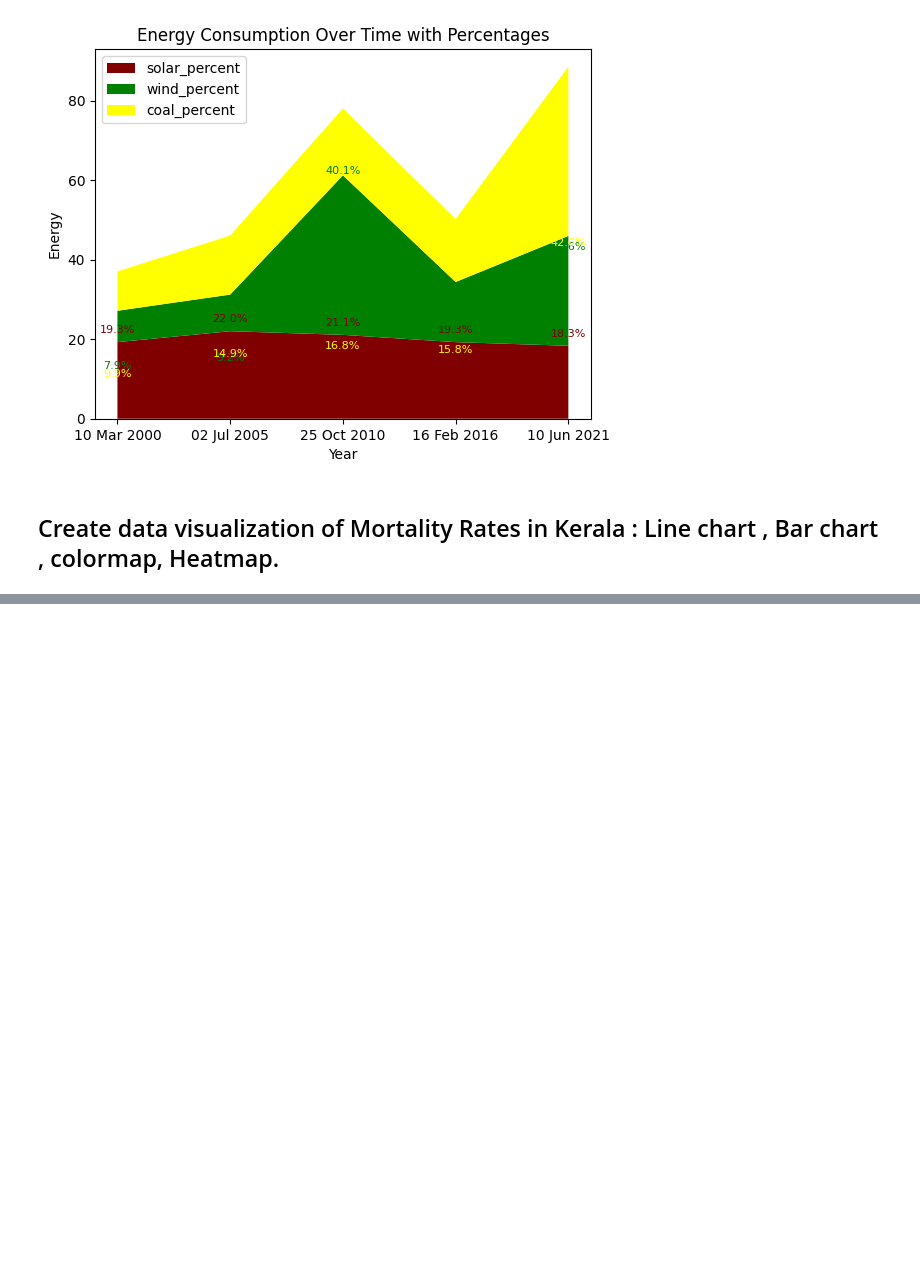
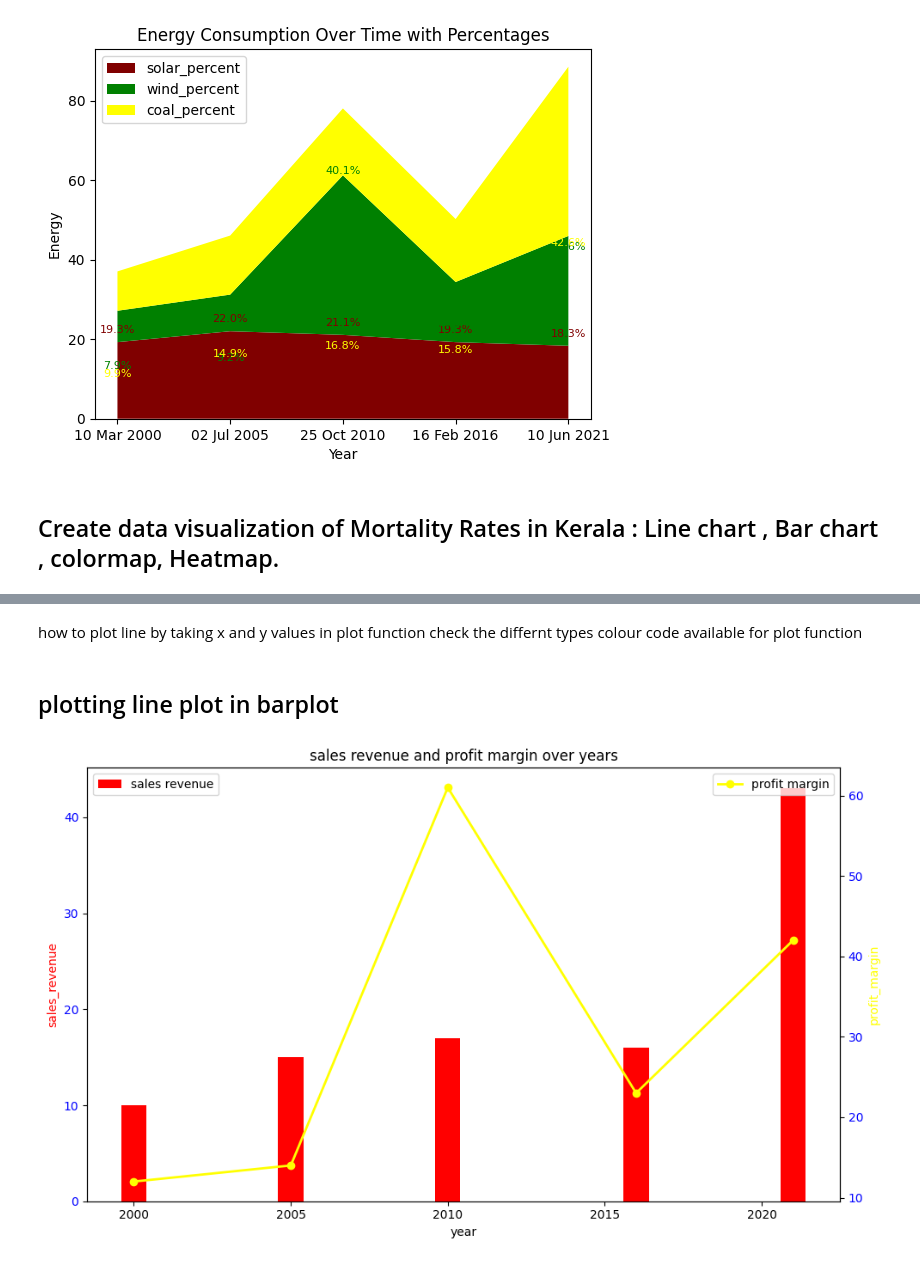
Before and after one commit to NeerajaJayanthy/Data-Visualisation-using-python, a Jupyter notebook: module_1.ipynb, the cells around one changed output, grey strips where cells are left out. Drawn from its saved outputs; the diff is of its cells as text; code cells hidden in the pictures; blank space fills up the shorter version.

```diff
--- a/module_1.ipynb
+++ b/module_1.ipynb
@@ -621,0 +638,38 @@ Requirement already satisfied: et-xmlfile in /usr/local/lib/python3.10/dist-pack
+# %% [markdown]
+how to plot line by taking  x and y values in plot function
+check the differnt types colour code available for plot function
+# %% [markdown]
+## plotting line plot in barplot
+# %%
+import pandas as pd
+import numpy as np
+import matplotlib.pyplot as plt
+
+years = pd.date_range(start='2000-3-10', end='2021-06-10', periods=5).year.tolist()
+sales_revenue = [10, 15, 17, 16, 43]
+profit_margin= [12, 14, 61, 23, 42]
+
+#create a dataframe
+data=pd.DataFrame({'year':years,
+                   'sales_revenue':sales_revenue,
+                   'profit_margin':profit_margin})
+
+fig,ax1=plt.subplots(figsize=(10,6))
+plt.bar(data['year'],data['sales_revenue'],color='red',label='sales revenue')
+plt.xlabel('year')
+plt.ylabel('sales_revenue',color= 'red')
+plt.tick_params(axis='y',labelcolor='blue')
+
+#plotting line plot
+ax2=ax1.twinx()
+ax2.plot(data['year'],data['profit_margin'],color='yellow',marker='o',linewidth='2',label='profit margin')
+ax2.set_ylabel('profit_margin',color='yellow')
+ax2.tick_params(axis='y',labelcolor='blue')
+plt.title('sales revenue and profit margin over years')
+ax1.legend(loc='upper left')
+ax2.legend(loc='upper right')
+
+plt.tight_layout()
+plt.show()
+# %% [output]
+[figure, added]
```
Also changed, not shown: parts of 18 cells of this notebook.
